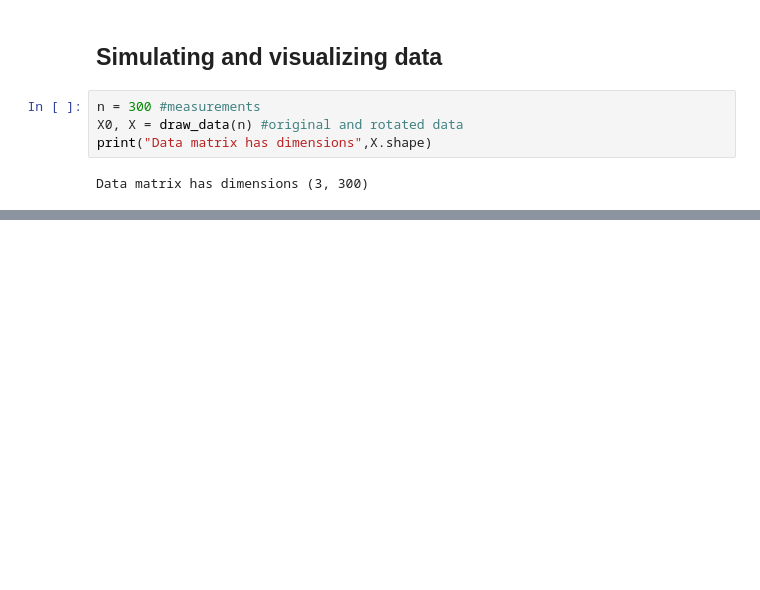
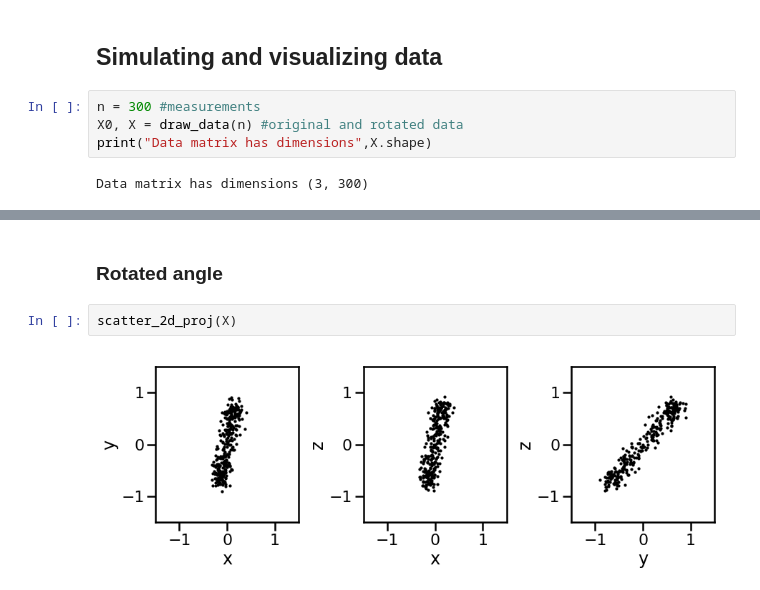
Before and after one commit to modw/pca-example, a Jupyter notebook: pca-example.ipynb, the cells around one changed output, grey strips where cells are left out. Saved outputs shown, nothing was run; the diff lists cells and outputs as text; blank space fills up the shorter version.

```diff
--- a/pca-example.ipynb
+++ b/pca-example.ipynb
@@ -95,0 +182,6 @@ scatter_2d_proj(X0)
+# %% [markdown]
+### Rotated angle
+# %%
+scatter_2d_proj(X)
+# %% [output]
+[figure, added]
```
Also changed, not shown: parts of 20 cells of this notebook.
